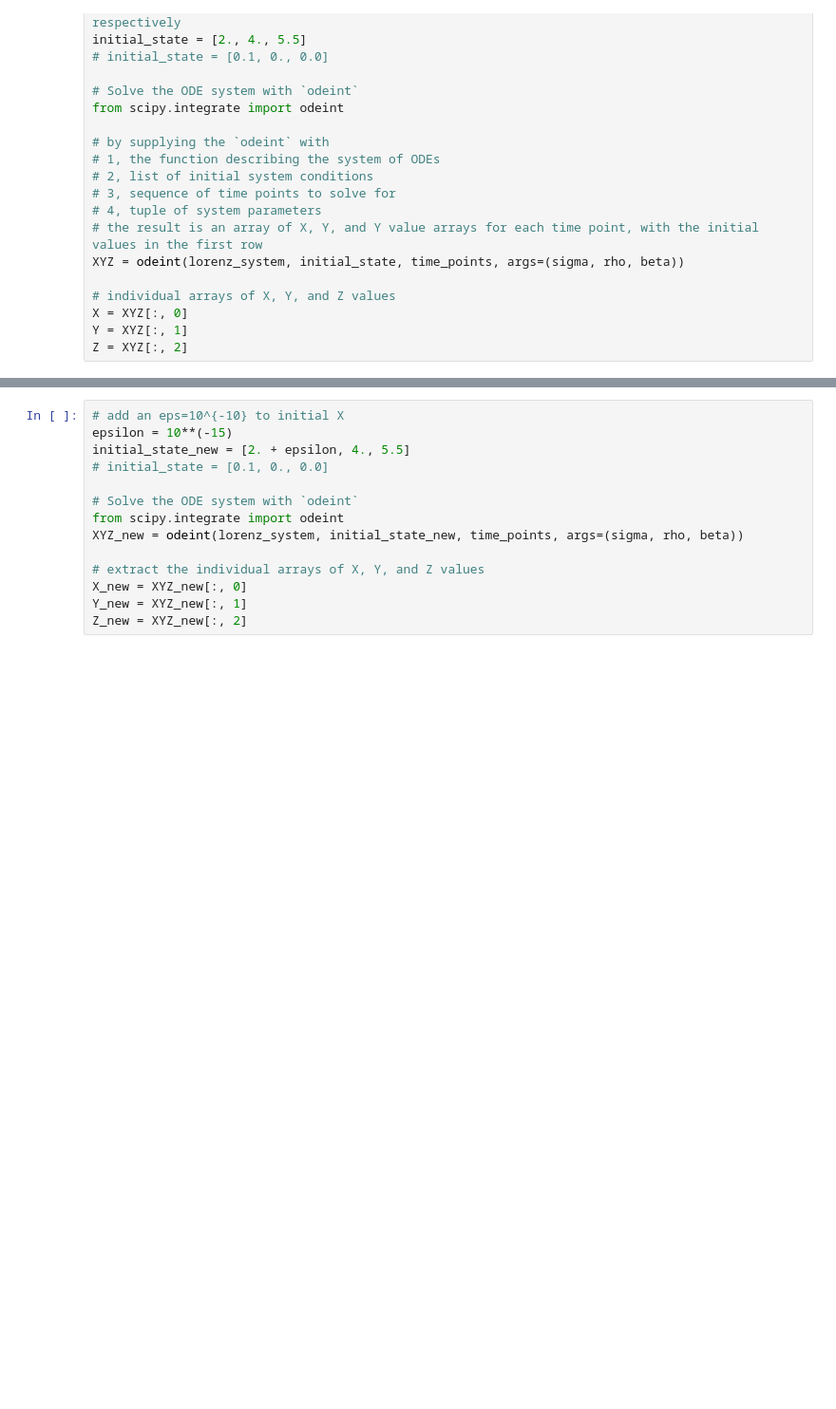
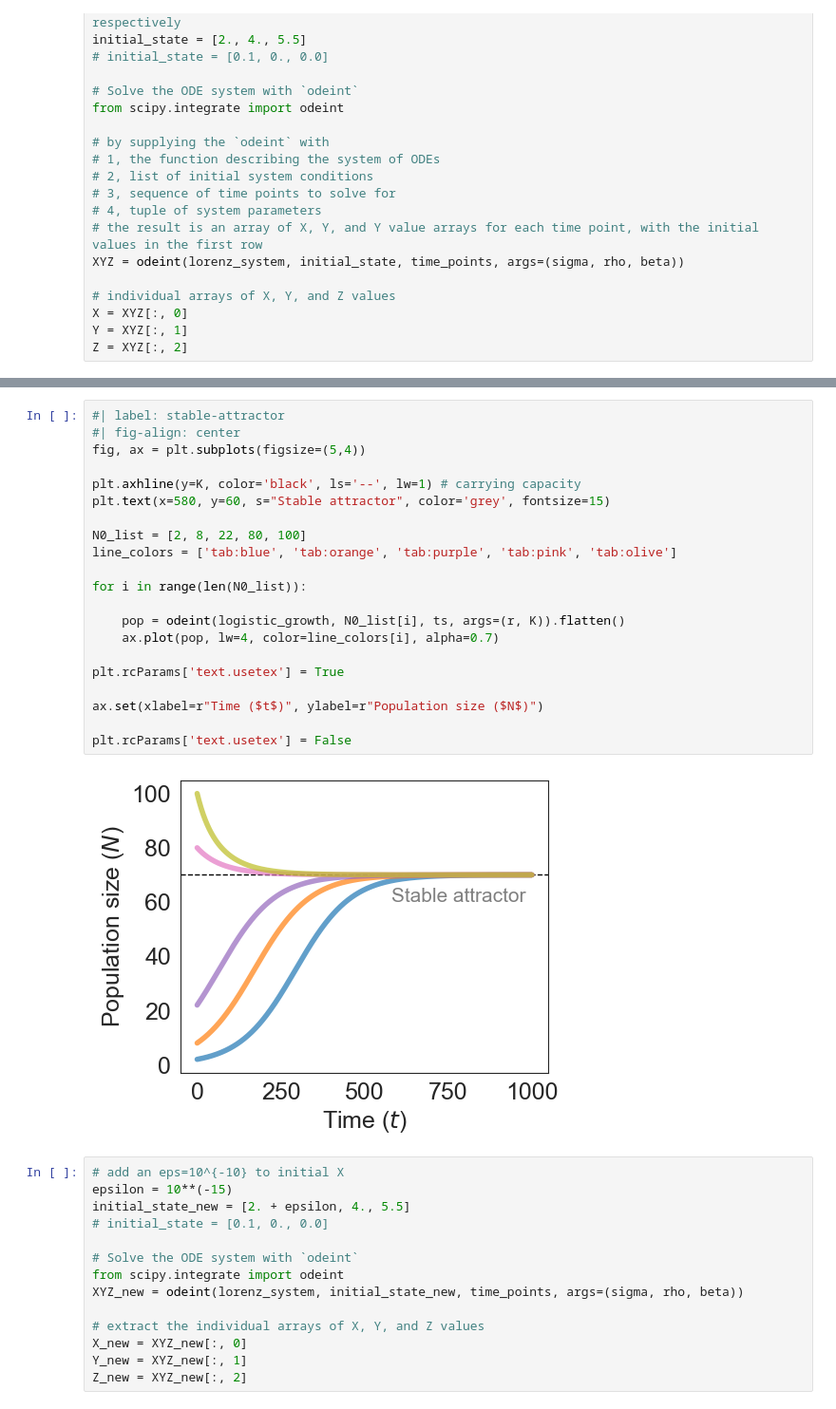
Before and after one commit to singuyenmai/singuyenmai.github.io, a Jupyter notebook: workshop/lorenz_attractor/lorenz_system.ipynb, the cells around one changed output, grey strips where cells are left out. Shown at 95% size. Saved outputs shown, nothing was run; the diff lists cells and outputs as text; blank space fills up the shorter version.

```diff
--- a/workshop/lorenz_attractor/lorenz_system.ipynb
+++ b/workshop/lorenz_attractor/lorenz_system.ipynb
@@ -260,3 +260,26 @@ plt.rcParams['text.usetex'] = False
+# %%
+#| label: stable-attractor
+#| fig-align: center
+fig, ax = plt.subplots(figsize=(5,4))
+
+plt.axhline(y=K, color='black', ls='--', lw=1) # carrying capacity
+plt.text(x=580, y=60, s="Stable attractor", color='grey', fontsize=15)
+
+N0_list = [2, 8, 22, 80, 100]
+line_colors = ['tab:blue', 'tab:orange', 'tab:purple', 'tab:pink', 'tab:olive']
+
+for i in range(len(N0_list)):
+
+    pop = odeint(logistic_growth, N0_list[i], ts, args=(r, K)).flatten()
+    ax.plot(pop, lw=4, color=line_colors[i], alpha=0.7)
+
+plt.rcParams['text.usetex'] = True
+
+ax.set(xlabel=r"Time ($t$)", ylabel=r"Population size ($N$)")
+
+plt.rcParams['text.usetex'] = False
+# %% [output]
+[figure, added]
 # %%
 # add an eps=10^{-10} to initial X
 epsilon = 10**(-15)
```
Also changed, not shown: parts of 4 cells of this notebook, 3 other files.
